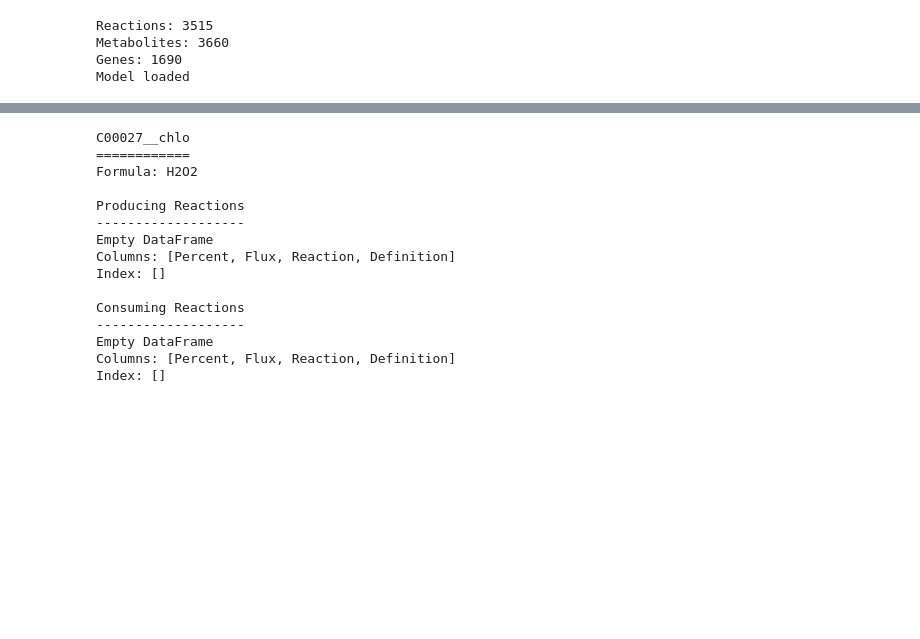
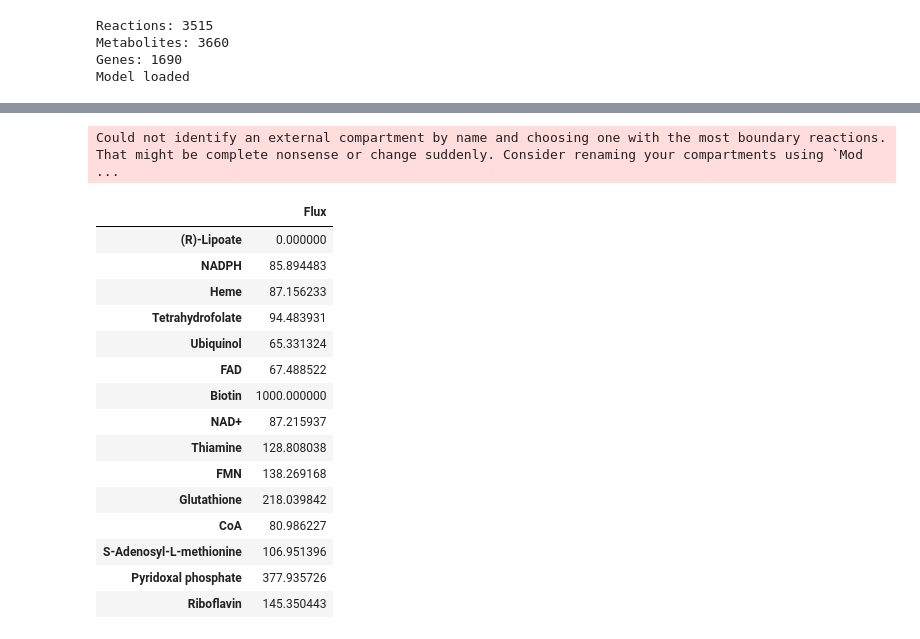
Before and after one commit to Apolinario8/UC_projeto, a Jupyter notebook: scripts/pathway_fluxesV2.ipynb, the cells around one changed output, grey strips where cells are left out. Saved outputs shown, nothing was run; the diff lists cells and outputs as text; code cells hidden in the pictures; blank space fills up the shorter version.

```diff
--- a/scripts/pathway_fluxesV2.ipynb
+++ b/scripts/pathway_fluxesV2.ipynb
@@ -37,23 +141,20 @@ Could not identify an external compartment by name and choosing one with the mos
 # %%
-model.test_reaction("e_Biomass__cytop")
+model.test_reaction("e_Cofactor__cytop")
+# %% [output]
+Could not identify an external compartment by name and choosing one with the most boundary reactions. That might be complete nonsense or change suddenly. Consider renaming your compartments using `Mod ...
+|  | Flux |
+| (R)-Lipoate | 0.000000 |
+| NADPH | 85.894483 |
+| Heme | 87.156233 |
+| Tetrahydrofolate | 94.483931 |
+| Ubiquinol | 65.331324 |
+| FAD | 67.488522 |
+| Biotin | 1000.000000 |
+| NAD+ | 87.215937 |
+| Thiamine | 128.808038 |
+| FMN | 138.269168 |
+| Glutathione | 218.039842 |
+| CoA | 80.986227 |
+| S-Adenosyl-L-methionine | 106.951396 |
+| Pyridoxal phosphate | 377.935726 |
+| Riboflavin | 145.350443 |
-# %%
-with model:
-    #model.objective="R00004__mito"
-    sol = model.optimize()
-    print(model.metabolites.C00027__chlo.summary(sol))
-# %% [output]
-C00027__chlo
-============
-Formula: H2O2
-
-Producing Reactions
--------------------
-Empty DataFrame
-Columns: [Percent, Flux, Reaction, Definition]
-Index: []
-
-Consuming Reactions
--------------------
-Empty DataFrame
-Columns: [Percent, Flux, Reaction, Definition]
-Index: []
```
Also changed, not shown: parts of 25 cells of this notebook, 13 other files.
